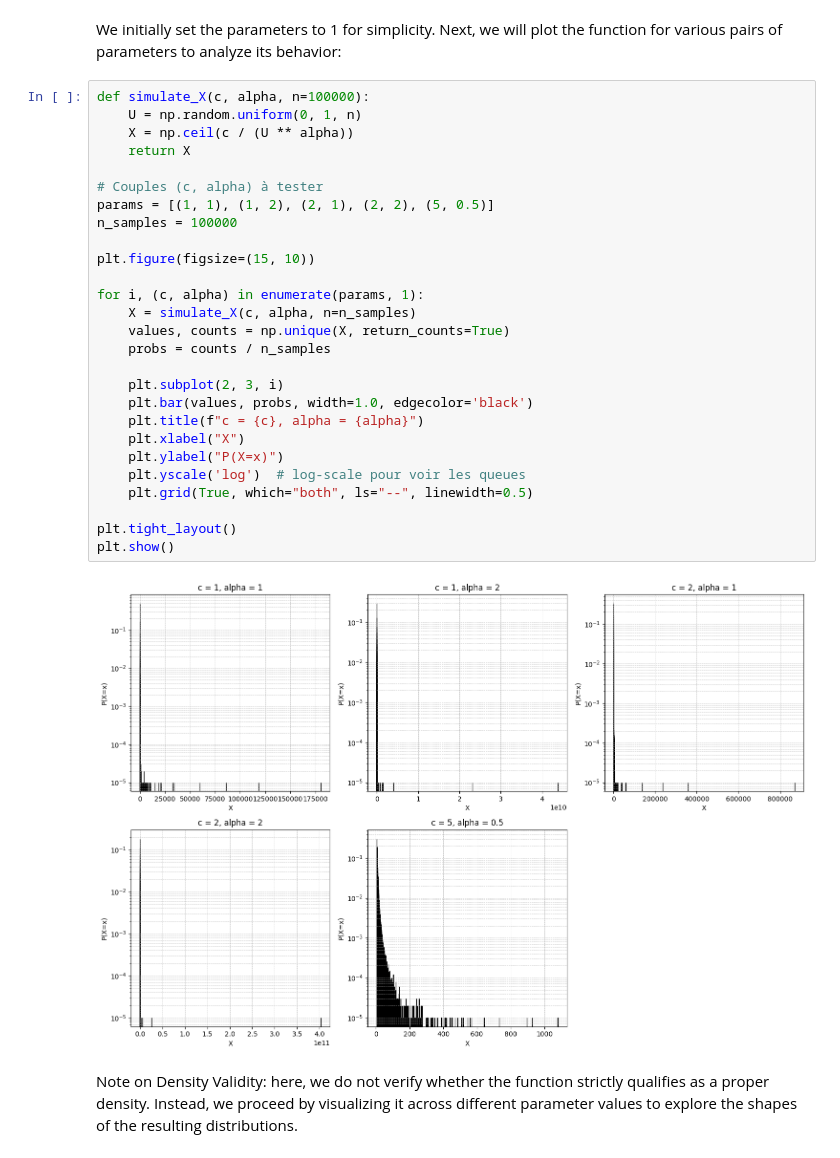
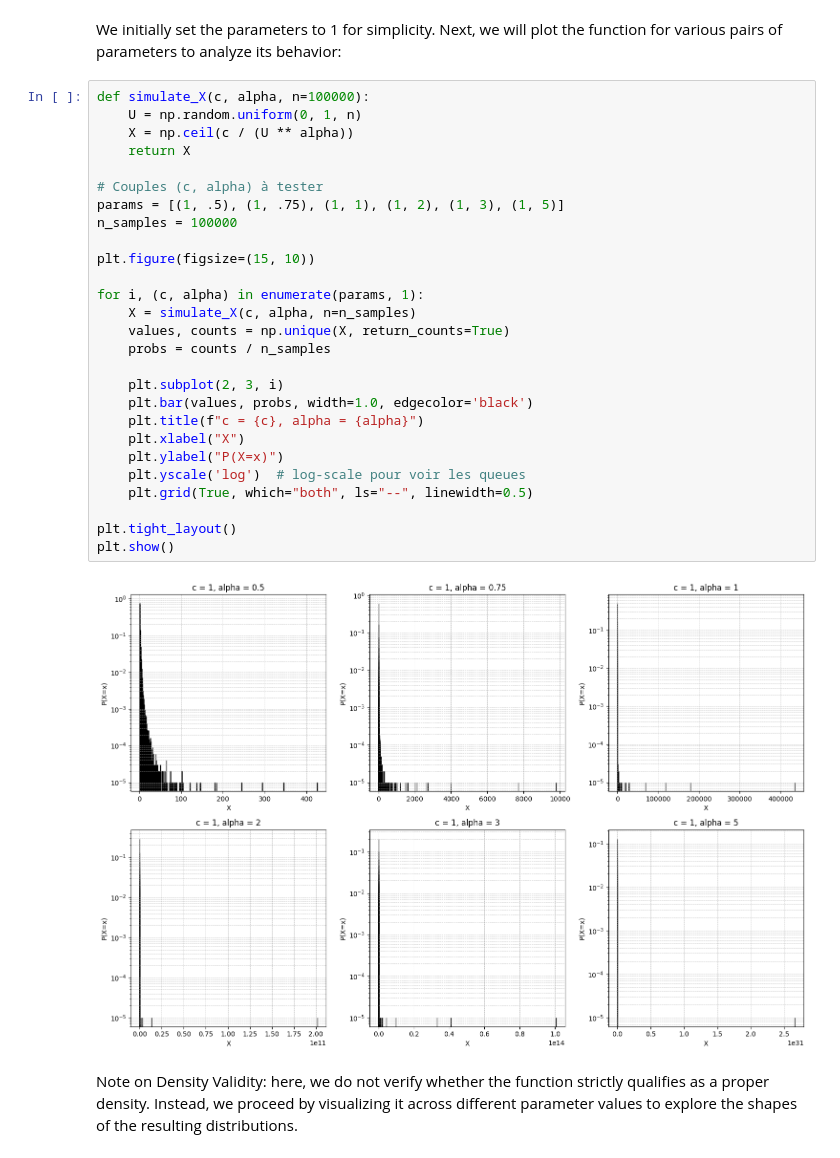
Before and after one commit to Leooryx/Euler_Monte_Carlo, a Jupyter notebook: main.ipynb, the cells around one changed output. Saved outputs shown, nothing was run; the diff lists cells and outputs as text.

```diff
--- a/main.ipynb
+++ b/main.ipynb
@@ -66,32 +66,32 @@ We initially set the parameters to 1 for simplicity. Next, we will plot the func
 # %%
 def simulate_X(c, alpha, n=100000):
     U = np.random.uniform(0, 1, n)
     X = np.ceil(c / (U ** alpha))
     return X
 
 # Couples (c, alpha) à tester
-params = [(1, 1), (1, 2), (2, 1), (2, 2), (5, 0.5)]
+params = [(1, .5), (1, .75), (1, 1), (1, 2), (1, 3), (1, 5)]
 n_samples = 100000
 
 plt.figure(figsize=(15, 10))
 
 for i, (c, alpha) in enumerate(params, 1):
     X = simulate_X(c, alpha, n=n_samples)
     values, counts = np.unique(X, return_counts=True)
     probs = counts / n_samples
 
     plt.subplot(2, 3, i)
     plt.bar(values, probs, width=1.0, edgecolor='black')
     plt.title(f"c = {c}, alpha = {alpha}")
     plt.xlabel("X")
     plt.ylabel("P(X=x)")
     plt.yscale('log')  # log-scale pour voir les queues
     plt.grid(True, which="both", ls="--", linewidth=0.5)
 
 plt.tight_layout()
 plt.show()
 # %% [output]
-[figure, old version]
+[figure, new version]
 # %% [markdown]
 Note on Density Validity: here, we do not verify whether the function strictly qualifies as a proper density. Instead, we proceed by visualizing it across different parameter values to explore the shapes of the resulting distributions.
 # %% [markdown]
```
Also changed, not shown: parts of 17 cells of this notebook.
